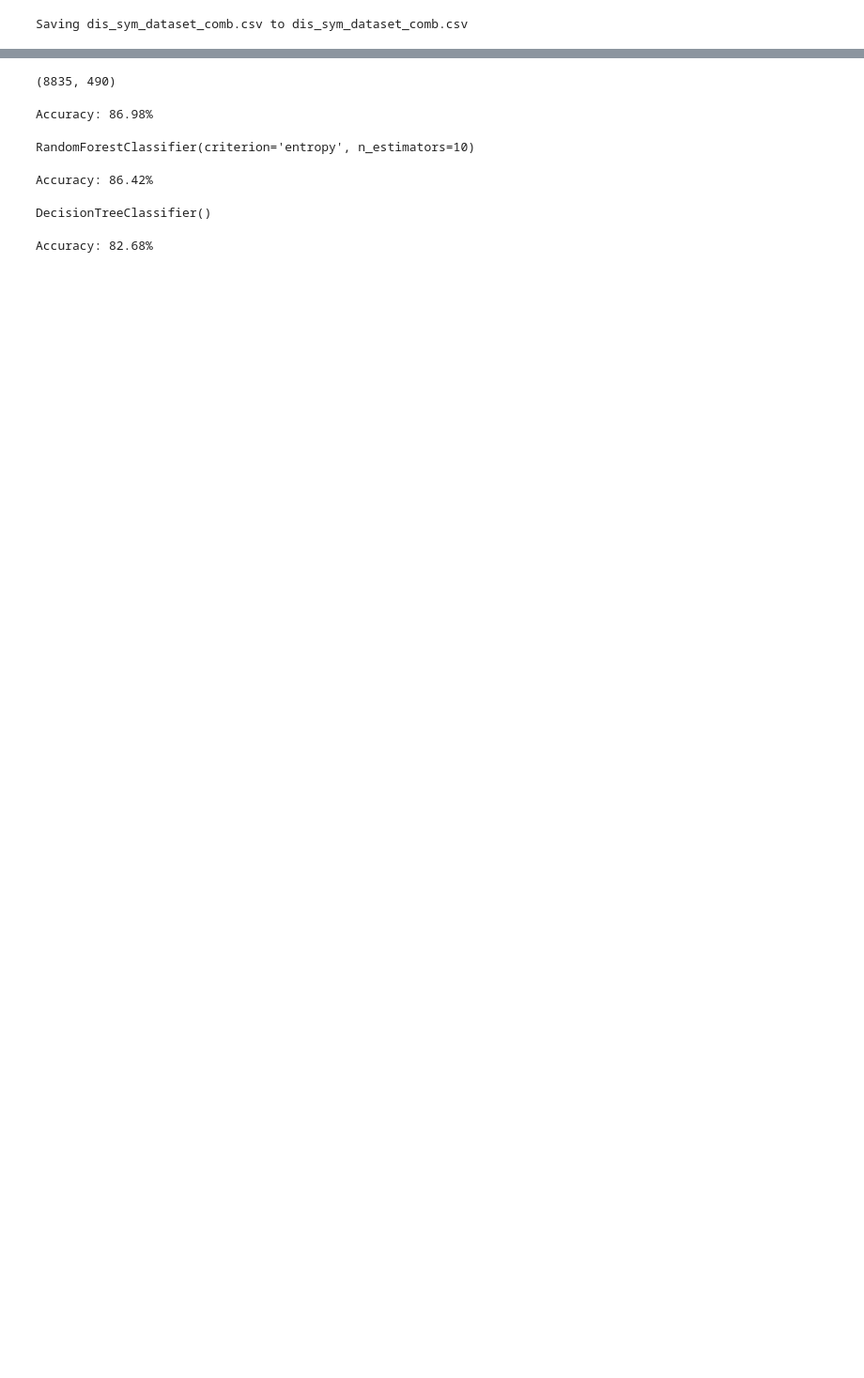
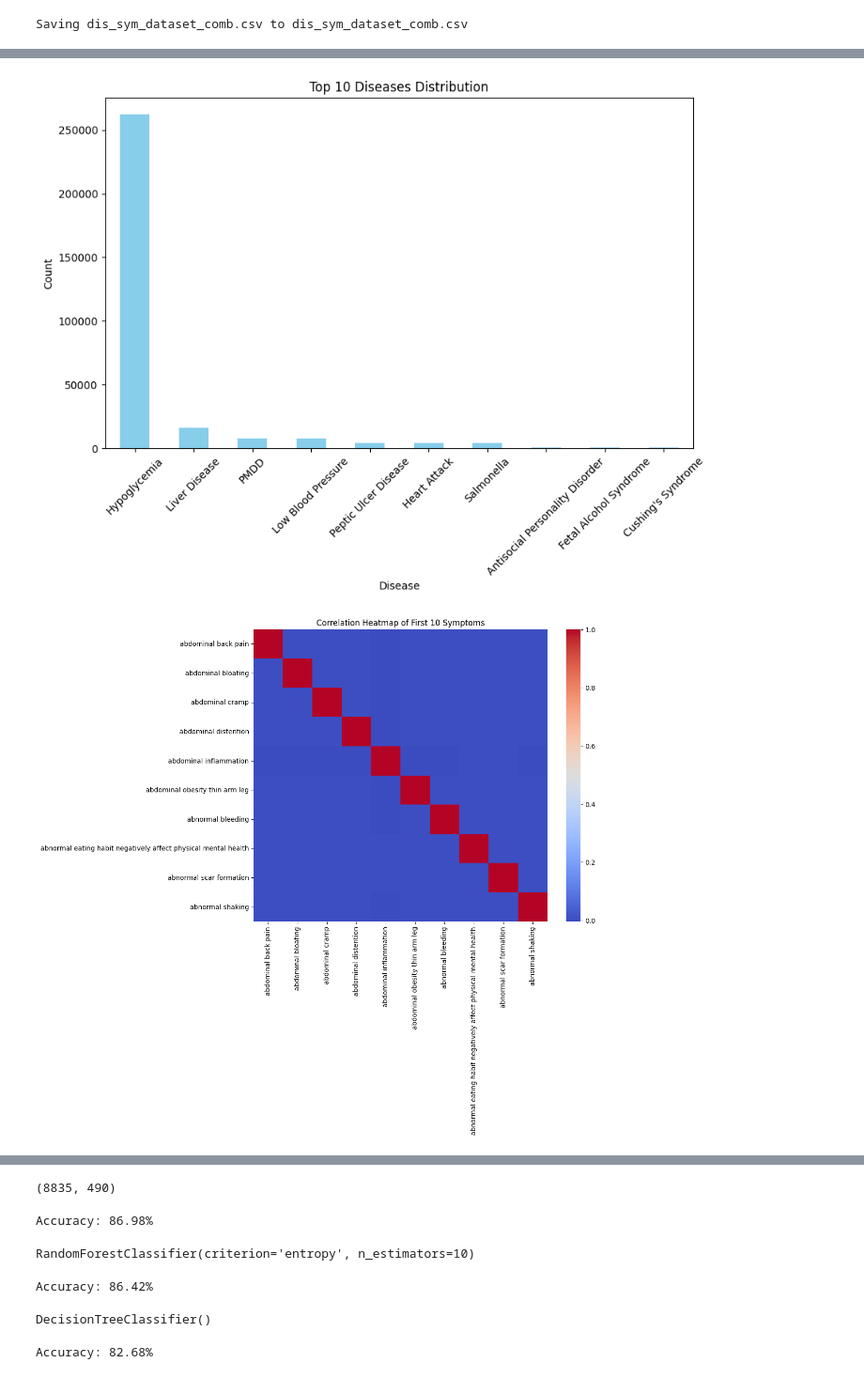
Before and after one commit to ShlokMohanty/SML, a Jupyter notebook: disease_detection_using_symptoms.ipynb, the cells around one changed output, grey strips where cells are left out. Shown at 94% size. Saved outputs shown, nothing was run; the diff lists cells and outputs as text; code cells hidden in the pictures; blank space fills up the shorter version.

Commit message:
Updated visualization

```diff
--- a/disease_detection_using_symptoms.ipynb
+++ b/disease_detection_using_symptoms.ipynb
@@ -178,0 +207,34 @@ data.head()
+# %%
+import pandas as pd
+import matplotlib.pyplot as plt
+import seaborn as sns
+
+#1. Distribution of the top 10 most frequent diseases
+plt.figure(figsize=(10, 6))
+top_diseases = data['label_dis'].value_counts().head(10)
+top_diseases.plot(kind='bar', color='skyblue')
+plt.title('Top 10 Diseases Distribution')
+plt.xlabel('Disease')
+plt.ylabel('Count')
+plt.xticks(rotation=45)
+plt.show()
+
+#2. Heatmap with correlation of first 10 symptoms
+plt.figure(figsize=(10, 8))
+sns.heatmap(data.iloc[:, 1:11].corr(), annot=False, cmap="coolwarm")
+plt.title('Correlation Heatmap of First 10 Symptoms')
+plt.show()
+
+#3. Top 10 features with the most missing values
+missing_values = data.isnull().sum()
+top_missing = missing_values[missing_values > 0].sort_values(ascending=False).head(10)
+
+plt.figure(figsize=(8, 5))
+top_missing.plot(kind='bar', color='orange')
+plt.title('Top 10 Features with Missing Values')
+plt.xlabel('Features')
+plt.ylabel('Count of Missing Values')
+plt.show()
+# %% [output]
+[figure, added]
+[figure, added]
```
Also changed, not shown: parts of 5 cells of this notebook.
